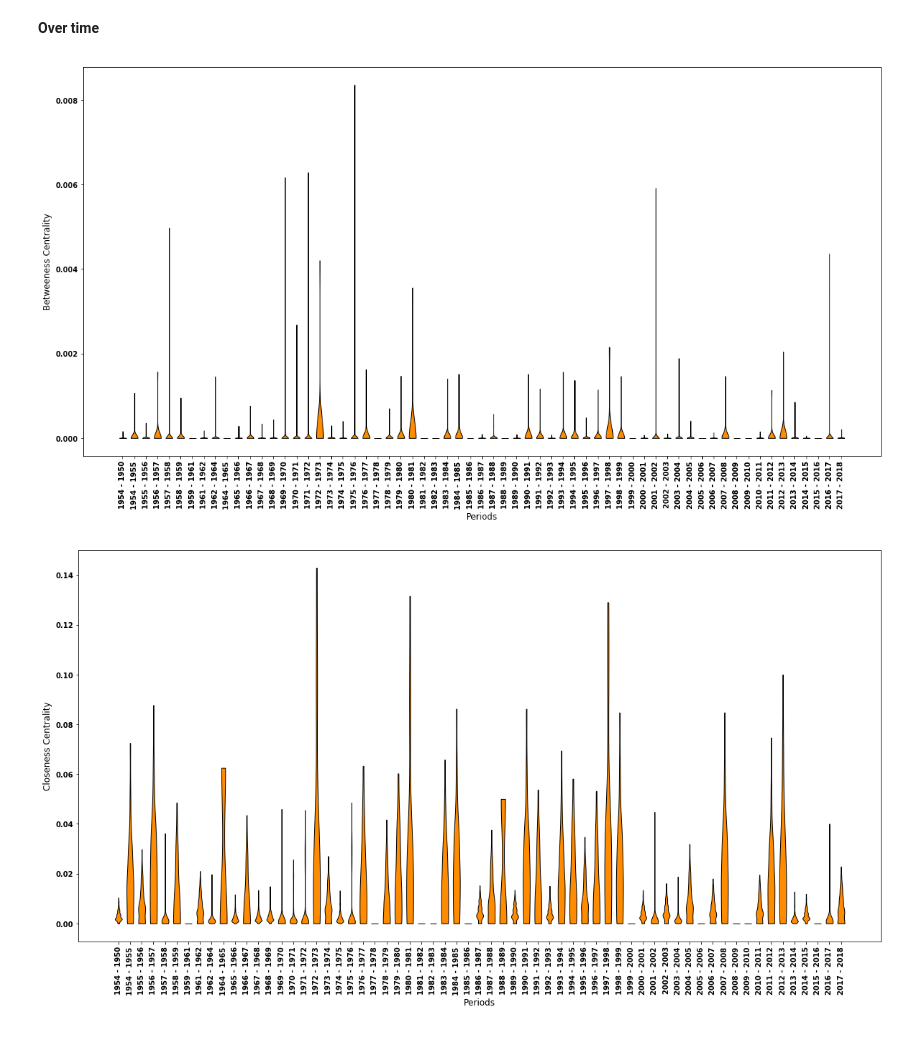
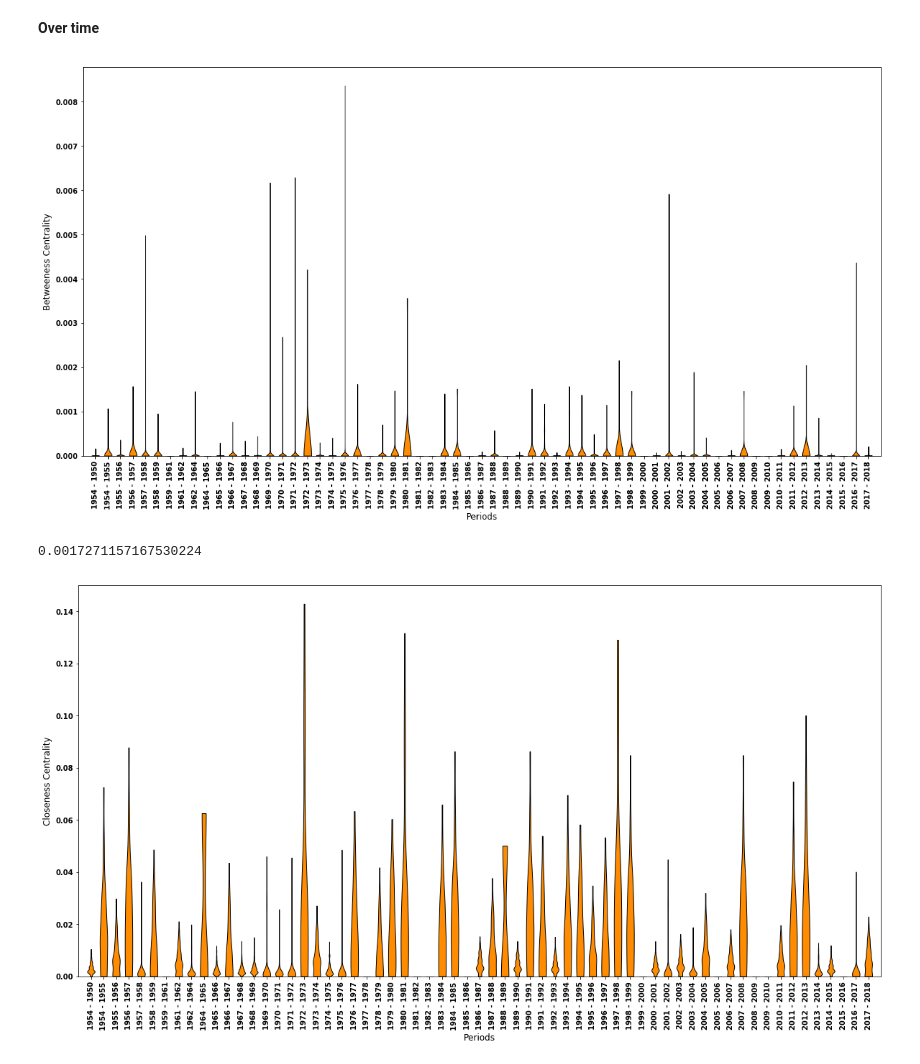
Before and after one commit to Nikoleta-v3/bibliometric-study-of-the-prisoners-dilemma, a Jupyter notebook: src/nbs/3. Influence.ipynb, the cells around one changed output. Saved outputs shown, nothing was run; the diff lists cells and outputs as text; code cells hidden in the pictures.

```diff
--- a/src/nbs/3. Influence.ipynb
+++ b/src/nbs/3. Influence.ipynb
@@ -266,6 +266,9 @@ axes.set_xticklabels(pos, rotation=90);
 axes.set_ylabel('Betweeness Centrality', fontsize=12)
 axes.set_xlabel('Periods', fontsize=12);
 
+axes.set_ylim(bottom=0);
+axes.set_xlim(left=0, right=64);
+
 fig.savefig('../../assets/images/betweeness_over_time.pdf')
 # %% [output]
-[figure, old version]
+[figure, new version]
@@ -272,21 +277,29 @@ fig.savefig('../../assets/images/betweeness_over_time.pdf')
+# %%
+medians_cc[0]
+# %% [output]
+0.0017271157167530224
 # %%
 fig, axes = plt.subplots(figsize=(20, 10))
 parts = plt.violinplot(distributions_closeness, widths=.6, showmedians=False,
                        showextrema=False);
 
+# plt.plot(medians_cc)
 for pc in parts['bodies']:
     pc.set_facecolor(colors[0])
     pc.set_edgecolor('black')
     pc.set_alpha(1)
 
 axes.set_xticks(np.arange(1, len(pos) + 1))
 axes.set_xticklabels(pos, rotation=90);
 axes.set_ylabel('Closeness Centrality', fontsize=12)
 axes.set_xlabel('Periods', fontsize=12);
 
+axes.set_ylim(bottom=0);
+axes.set_xlim(left=0, right=64);
+
 fig.savefig('../../assets/images/closeness_over_time.pdf')
 # %% [output]
-[figure, old version]
+[figure, new version]
 # %%
 max_bc = [max(metric) for metric in distributions_betweeness]
 max_cc = [max(metric) for metric in distributions_closeness]
```
Also changed, not shown: parts of 1 cell of this notebook, 12 other files.
